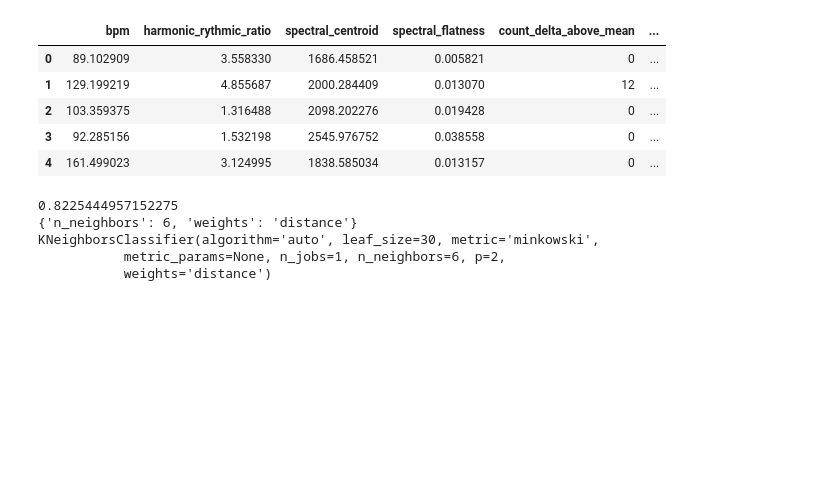
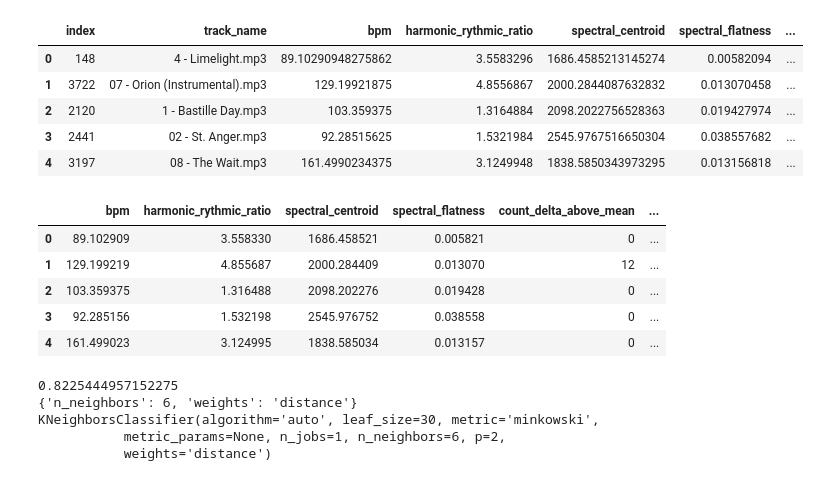
Before and after one commit to MCassetti/project_mcnulty, a Jupyter notebook: Model1_Validation.ipynb, the cells around one changed output. Cells and saved outputs as stored; diff of their text form; code cells hidden in the pictures; blank space fills up the shorter version.

```diff
--- a/Model1_Validation.ipynb
+++ b/Model1_Validation.ipynb
@@ -41,6 +51,15 @@ X['mean_rms'] = pd.to_numeric(X['spectral_flatness'], errors='coerce').fillna(0)
 #and gets True
 #X = X.as_matrix().astype(np.float)
 #y = y.as_matrix().astype(np.float)
+# %%
+df.head()
+# %% [output]
+|  | index | track_name | bpm | harmonic_rythmic_ratio | spectral_centroid | spectral_flatness | ... |
+| 0 | 148 | 4 - Limelight.mp3 | 89.10290948275862 | 3.5583296 | 1686.4585213145274 | 0.00582094 | ... |
+| 1 | 3722 | 07 - Orion (Instrumental).mp3 | 129.19921875 | 4.8556867 | 2000.2844087632832 | 0.013070458 | ... |
+| 2 | 2120 | 1 - Bastille Day.mp3 | 103.359375 | 1.3164884 | 2098.2022756528363 | 0.019427974 | ... |
+| 3 | 2441 | 02 - St. Anger.mp3 | 92.28515625 | 1.5321984 | 2545.9767516650304 | 0.038557682 | ... |
+| 4 | 3197 | 08 - The Wait.mp3 | 161.4990234375 | 3.1249948 | 1838.5850343973295 | 0.013156818 | ... |
 # %%
 X.head()
 # %% [output]
```
Also changed, not shown: parts of 18 cells of this notebook, 15 other files.
